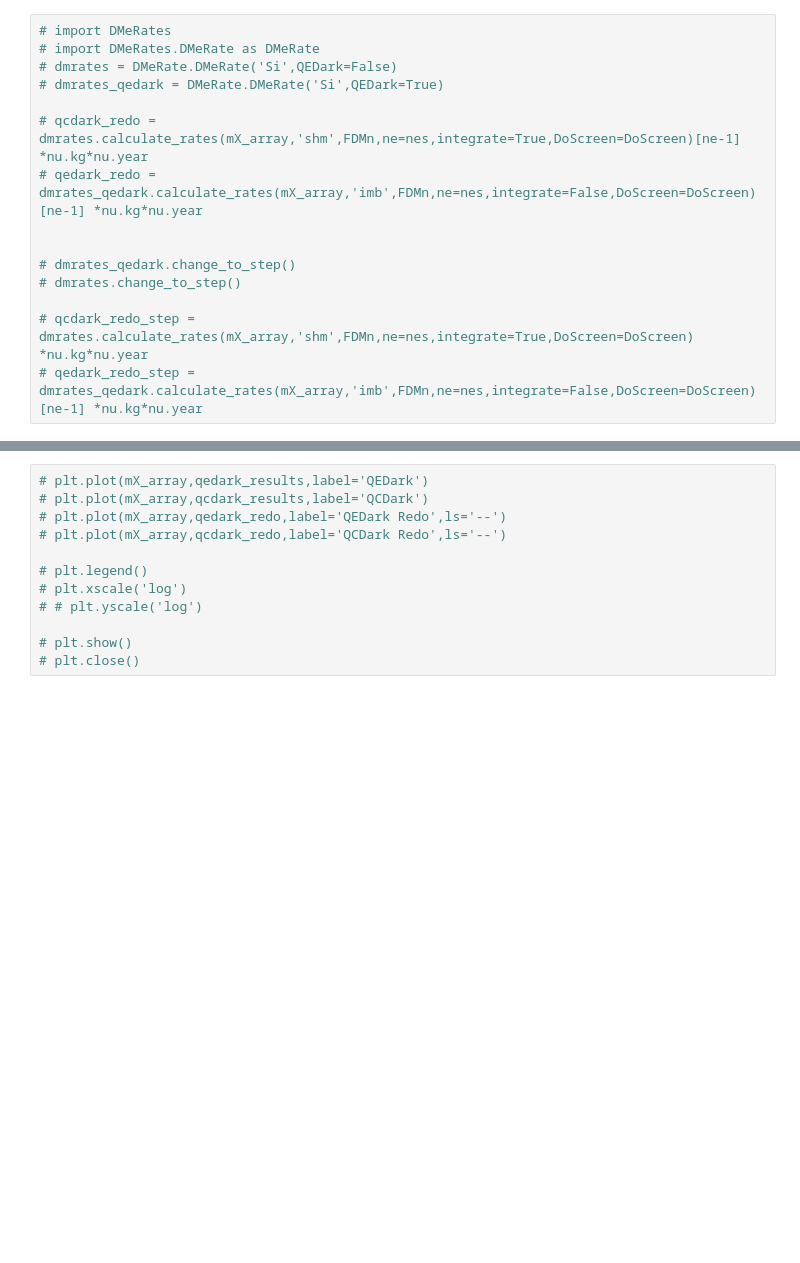
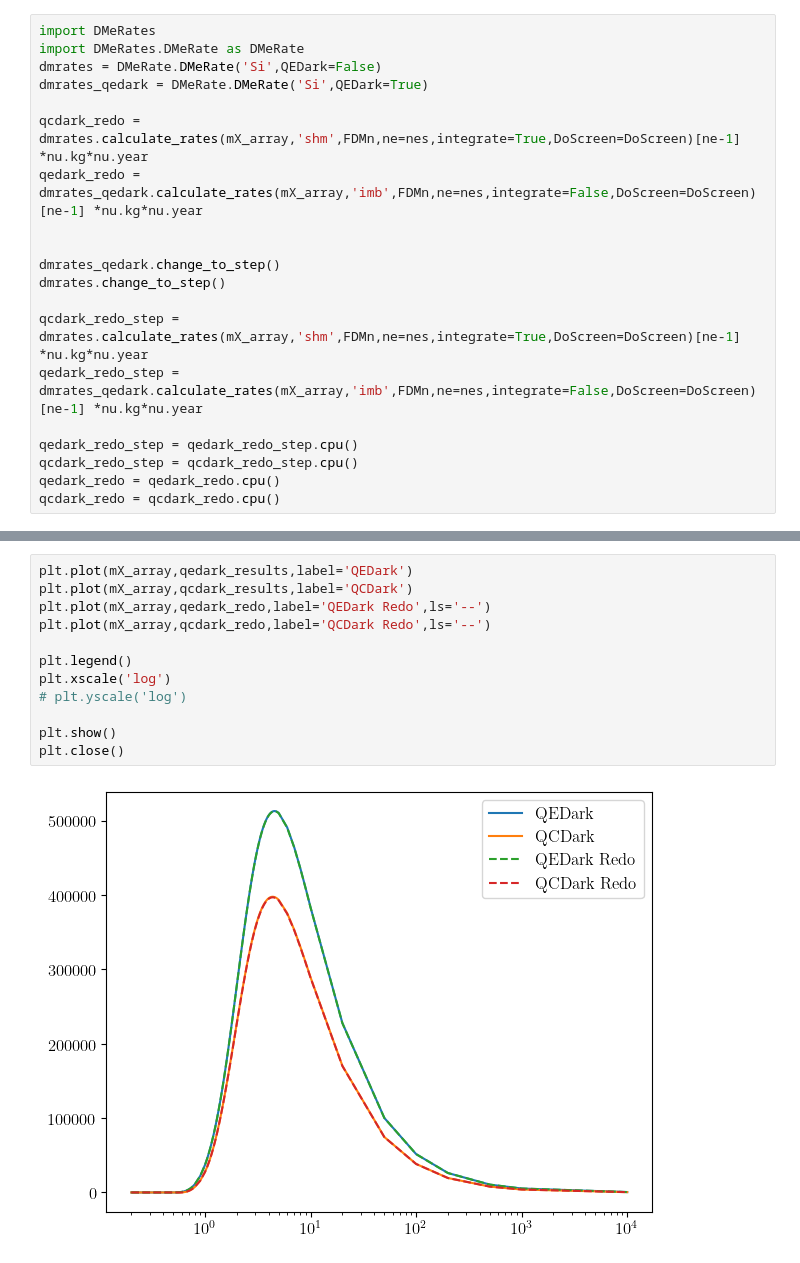
Before and after one commit to ande8412/DarkMatterRates, a Jupyter notebook: DMeRates_Validation.ipynb, the cells around one changed output, grey strips where cells are left out. Saved outputs shown, nothing was run; the diff lists cells and outputs as text; blank space fills up the shorter version.

```diff
--- a/DMeRates_Validation.ipynb
+++ b/DMeRates_Validation.ipynb
@@ -173,15 +202,20 @@ print(dmrates.vEarth/ (nu.km / nu.s) )
 # %%
-# import DMeRates
-# import DMeRates.DMeRate as DMeRate
-# dmrates = DMeRate.DMeRate('Si',QEDark=False)
-# dmrates_qedark = DMeRate.DMeRate('Si',QEDark=True)
+import DMeRates
+import DMeRates.DMeRate as DMeRate
+dmrates = DMeRate.DMeRate('Si',QEDark=False)
+dmrates_qedark = DMeRate.DMeRate('Si',QEDark=True)
 
-# qcdark_redo = dmrates.calculate_rates(mX_array,'shm',FDMn,ne=nes,integrate=True,DoScreen=DoScreen)[ne-1] *nu.kg*nu.year
-# qedark_redo = dmrates_qedark.calculate_rates(mX_array,'imb',FDMn,ne=nes,integrate=False,DoScreen=DoScreen)[ne-1] *nu.kg*nu.year
+qcdark_redo = dmrates.calculate_rates(mX_array,'shm',FDMn,ne=nes,integrate=True,DoScreen=DoScreen)[ne-1] *nu.kg*nu.year
+qedark_redo = dmrates_qedark.calculate_rates(mX_array,'imb',FDMn,ne=nes,integrate=False,DoScreen=DoScreen)[ne-1] *nu.kg*nu.year
 
 
-# dmrates_qedark.change_to_step()
-# dmrates.change_to_step()
+dmrates_qedark.change_to_step()
+dmrates.change_to_step()
 
-# qcdark_redo_step = dmrates.calculate_rates(mX_array,'shm',FDMn,ne=nes,integrate=True,DoScreen=DoScreen) *nu.kg*nu.year
-# qedark_redo_step = dmrates_qedark.calculate_rates(mX_array,'imb',FDMn,ne=nes,integrate=False,DoScreen=DoScreen)[ne-1] *nu.kg*nu.year
+qcdark_redo_step = dmrates.calculate_rates(mX_array,'shm',FDMn,ne=nes,integrate=True,DoScreen=DoScreen)[ne-1] *nu.kg*nu.year
+qedark_redo_step = dmrates_qedark.calculate_rates(mX_array,'imb',FDMn,ne=nes,integrate=False,DoScreen=DoScreen)[ne-1] *nu.kg*nu.year
+
+qedark_redo_step = qedark_redo_step.cpu()
+qcdark_redo_step = qcdark_redo_step.cpu()
+qedark_redo = qedark_redo.cpu()
+qcdark_redo = qcdark_redo.cpu()
@@ -188,13 +226,15 @@ print(dmrates.vEarth/ (nu.km / nu.s) )
 # %%
-# plt.plot(mX_array,qedark_results,label='QEDark')
-# plt.plot(mX_array,qcdark_results,label='QCDark')
-# plt.plot(mX_array,qedark_redo,label='QEDark Redo',ls='--')
-# plt.plot(mX_array,qcdark_redo,label='QCDark Redo',ls='--')
+plt.plot(mX_array,qedark_results,label='QEDark')
+plt.plot(mX_array,qcdark_results,label='QCDark')
+plt.plot(mX_array,qedark_redo,label='QEDark Redo',ls='--')
+plt.plot(mX_array,qcdark_redo,label='QCDark Redo',ls='--')
 
-# plt.legend()
-# plt.xscale('log')
-# # plt.yscale('log')
+plt.legend()
+plt.xscale('log')
+# plt.yscale('log')
 
-# plt.show()
-# plt.close()
+plt.show()
+plt.close()
+# %% [output]
+[figure, added]
 # %%
```
Also changed, not shown: parts of 43 cells of this notebook, 9 other files.
